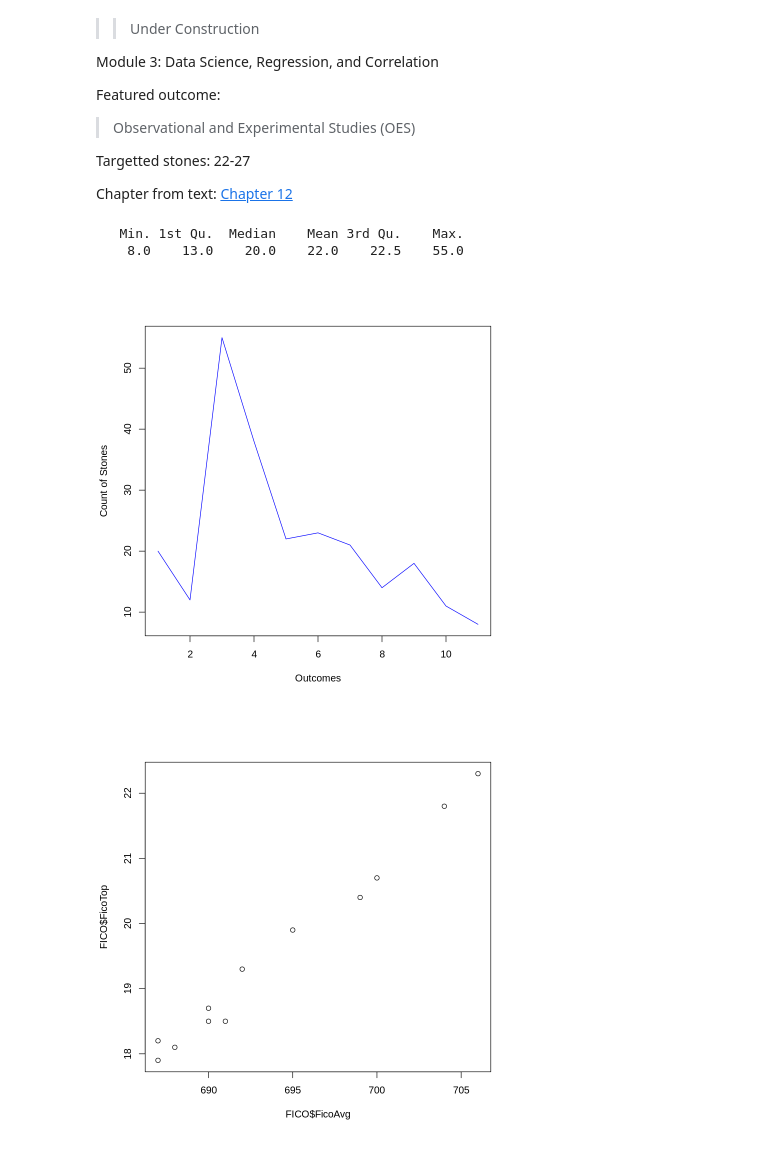
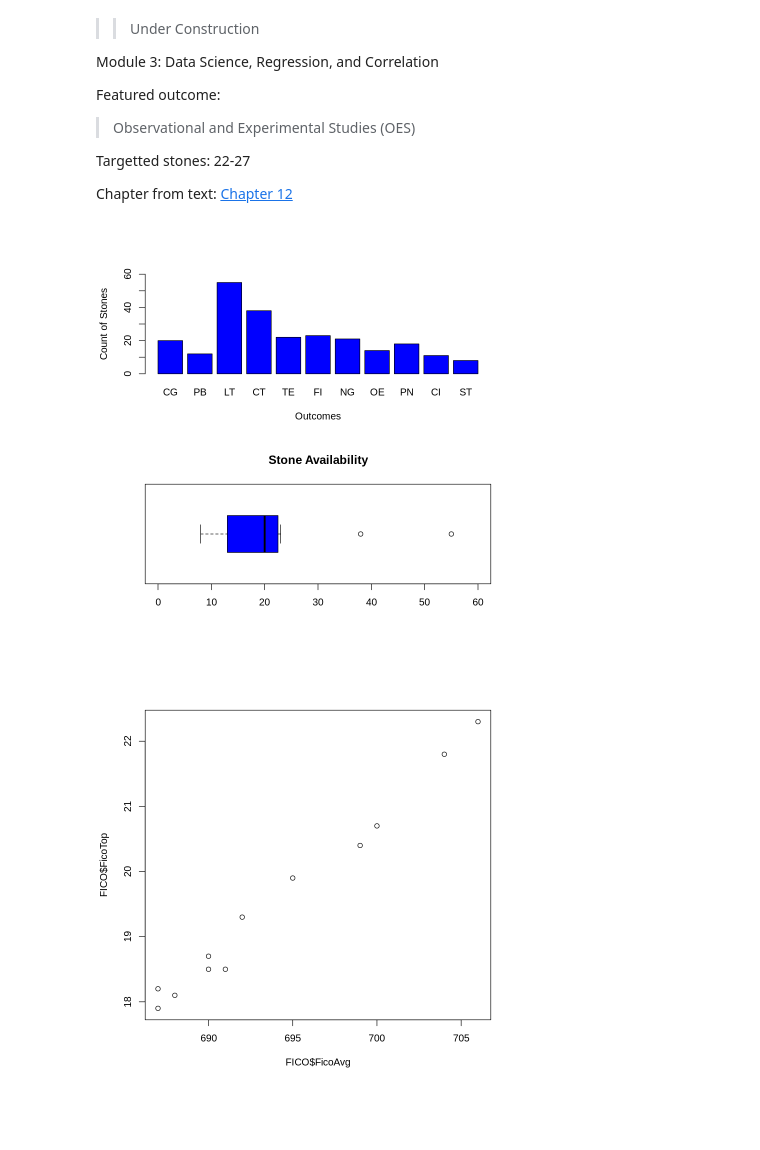
Before and after one commit to matsonah/ClarkeStatsSpring2022, a Jupyter notebook: Spring_2022_Module_3_A_OES.ipynb, the cells around one changed output. Saved outputs shown, nothing was run; the diff lists cells and outputs as text; code cells hidden in the pictures; blank space fills up the shorter version.

Commit message:
Available Stones Per Outcome

```diff
--- a/Spring_2022_Module_3_A_OES.ipynb
+++ b/Spring_2022_Module_3_A_OES.ipynb
@@ -27,18 +27,23 @@ USA.Wealth = read.csv(url("https://raw.githubusercontent.com/matsonah/ClarkeStat
 COVID.Hospital = read.csv(url("https://raw.githubusercontent.com/matsonah/ClarkeStatsSpring2022/main/data/COVID-19_Reported_Patient_Impact_and_Hospital_Capacity_by_State.csv"))
 Closed.Hospitals = read.csv(url("https://raw.githubusercontent.com/matsonah/ClarkeStatsSpring2022/main/data/hcd.csv"))
 available_stones_per_outcome = c(20, 12, 55, 38, 22, 23, 21, 14, 18, 11, 8)
+outcomes = c("CG", "PB", "LT", "CT", "TE", "FI", "NG", "OE","PN", "CI","ST")
 claimed_stones_per_outcome = c(0,0,0,0,0,0,0,0,0,0,0)
-# %%
-plot(available_stones_per_outcome,
-      type="l",
-      col="blue",
-      xlab="Outcomes",
-      ylab="Count of Stones")
-summary(available_stones_per_outcome)
-# %% [output]
-   Min. 1st Qu.  Median    Mean 3rd Qu.    Max.
-    8.0    13.0    20.0    22.0    22.5    55.0
-[figure, removed]
+# %%
+par(mfrow=c(2,1))  # mfrow=c(1,1) OR mfrow=c(1,2) OR mfrow=c(2,1) OR mfrow=c(2,2)
+
+barplot(available_stones_per_outcome,
+      col="blue",
+      xlab="Outcomes",
+      name=outcomes,
+      ylab="Count of Stones",
+      ylim=c(0,60))
+boxplot(  available_stones_per_outcome,
+          main="Stone Availability",
+          col="blue", ylim=c(0,60),
+          horizontal=T)
+# %% [output]
+[figure, added]
 # %%
 plot(FICO$FicoAvg,FICO$FicoTop)
 # %% [output]
```
